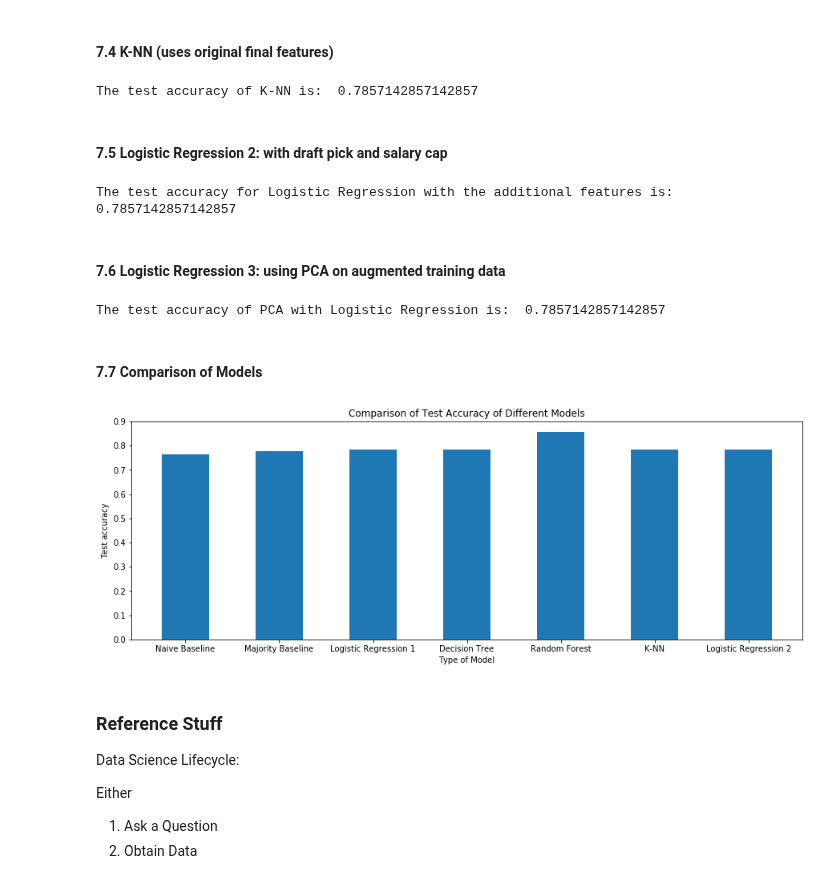
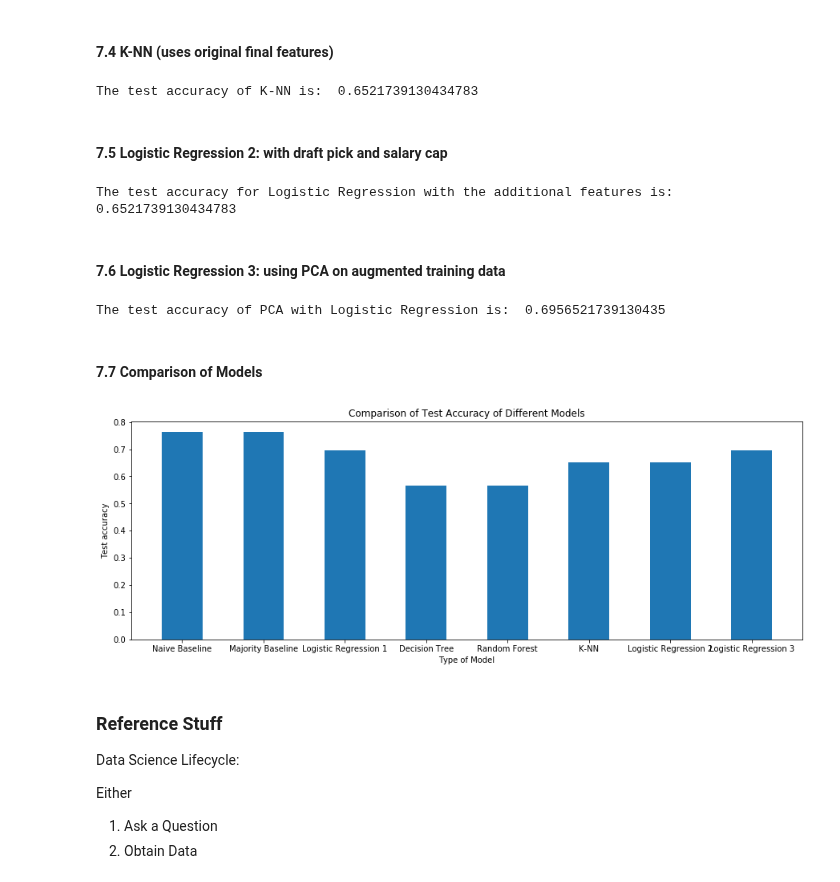
Before and after one commit to ktang98/basketball_analysis, a Jupyter notebook: basketball/basketball_analysis.ipynb, the cells around one changed output. Saved outputs shown, nothing was run; the diff lists cells and outputs as text; code cells hidden in the pictures.

```diff
--- a/basketball/basketball_analysis.ipynb
+++ b/basketball/basketball_analysis.ipynb
@@ -252,3 +262,26 @@ test_x = pd.DataFrame(mm_scaler.transform(test_x), columns=test_x.columns)
+# %%
+training_data_2 = addNextSeason(all_data).drop(columns= ['season', 'teamAbbr', 'next_season'])
+training_data_2
+X = training_data_2.drop(columns = 'next_playoffs')
+y = training_data_2['next_playoffs']
+
+# # split off a portion of the data to use as test data. Shuffling is automatically done.
+train_x, test_x, train_y, test_y = train_test_split(X, y, test_size=0.15, random_state=42)
+
+# # normalize the data
+# # mm_scaler = preprocessing.MinMaxScaler()
+# # train_x = pd.DataFrame(mm_scaler.fit_transform(train_x), columns=train_x.columns)
+# # test_x = pd.DataFrame(mm_scaler.transform(test_x), columns=test_x.columns)
+
+# # train_x = pd.DataFrame(normalize(train_x), columns=train_x.columns)
+# # test_x = pd.DataFrame(normalize(test_x), columns=test_x.columns)
+
+scaler = StandardScaler()
+scaler.fit(train_x)
+train_x = pd.DataFrame(scaler.transform(train_x), columns=train_x.columns)
+scaler2 = StandardScaler()
+scaler2.fit(test_x)
+test_x = pd.DataFrame(scaler2.transform(test_x), columns=test_x.columns)
 # %% [markdown]
 Now, let's see which of our current features is most correlated with playoff qualification.
 # %%
@@ -769,7 +802,8 @@ augmented_mov_avg = addMovingAverage(all_data_2)
 ### 6. Additional Models
 # %%
 # Now we have all our training data and labels
-aug_training_data = augmented_mov_avg.drop(columns = ['teamAbbr', 'season', 'next_season'])
+# aug_training_data = augmented_mov_avg.drop(columns = ['teamAbbr', 'season', 'next_season'])
+aug_training_data = addNextSeason(all_data_2).drop(columns=['teamAbbr', 'season', 'next_season'])
 
 aug_X = aug_training_data.drop(columns = 'next_playoffs')
 aug_y = aug_training_data['next_playoffs']
@@ -872,13 +906,13 @@ The test accuracy of random forest is:  0.8571428571428571
 # %% [markdown]
 #### 7.4 K-NN (uses original final features)
 # %%
-neigh = KNeighborsClassifier(n_neighbors= 10)
+neigh = KNeighborsClassifier(n_neighbors= 5)
 neigh.fit(train_x_cleaned, train_y)
 neigh_preds = neigh.predict(test_x[final_features])
 neigh_accuracy = accuracy_score(test_y, neigh_preds)
 print('The test accuracy of K-NN is: ', neigh_accuracy)
 # %% [output]
-The test accuracy of K-NN is:  0.7857142857142857
+The test accuracy of K-NN is:  0.6521739130434783
 # %% [markdown]
 #### 7.5 Logistic Regression 2: with draft pick and salary cap
 # %%
@@ -888,7 +922,7 @@ logreg_draft_cap_preds = logreg_draft_cap.predict(aug_test_x[final_features + ['
 logreg_draft_cap_accuracy = accuracy_score(aug_test_y, logreg_draft_cap_preds)
 print('The test accuracy for Logistic Regression with the additional features is: ', logreg_draft_cap_accuracy)
 # %% [output]
-The test accuracy for Logistic Regression with the additional features is:  0.7857142857142857
+The test accuracy for Logistic Regression with the additional features is:  0.6521739130434783
 # %% [markdown]
 #### 7.6 Logistic Regression 3: using PCA on augmented training data
 # %%
@@ -900,22 +934,22 @@ pipe_preds = pipe.predict(aug_test_x)
 pipe_accuracy = accuracy_score(aug_test_y, pipe_preds)
 print('The test accuracy of PCA with Logistic Regression is: ', pipe_accuracy)
 # %% [output]
-The test accuracy of PCA with Logistic Regression is:  0.7857142857142857
+The test accuracy of PCA with Logistic Regression is:  0.6956521739130435
 # %% [markdown]
 #### 7.7 Comparison of Models
 # %%
 xlabels = ['Naive Baseline', 'Majority Baseline', 'Logistic Regression 1', 'Decision Tree', 'Random Forest', \
            'K-NN', 'Logistic Regression 2', 'Logistic Regression 3']
 test_scores = [baseline_score, majority_score, logreg_accuracy, decisiontree_accuracy, randomforest_accuracy, \
-               logreg_draft_cap_accuracy, pipe_accuracy]
+               neigh_accuracy, logreg_draft_cap_accuracy, pipe_accuracy]
 plt.figure(figsize=(15,5))
 plt.bar(range(len(test_scores)), test_scores, width = 0.5)
 plt.xticks(range(len(test_scores)), xlabels)
 plt.title('Comparison of Test Accuracy of Different Models')
 plt.xlabel('Type of Model')
 plt.ylabel('Test accuracy');
 # %% [output]
-[figure, old version]
+[figure, new version]
 # %% [markdown]
 ### Reference Stuff
 Data Science Lifecycle:
```
Also changed, not shown: parts of 21 cells of this notebook.
